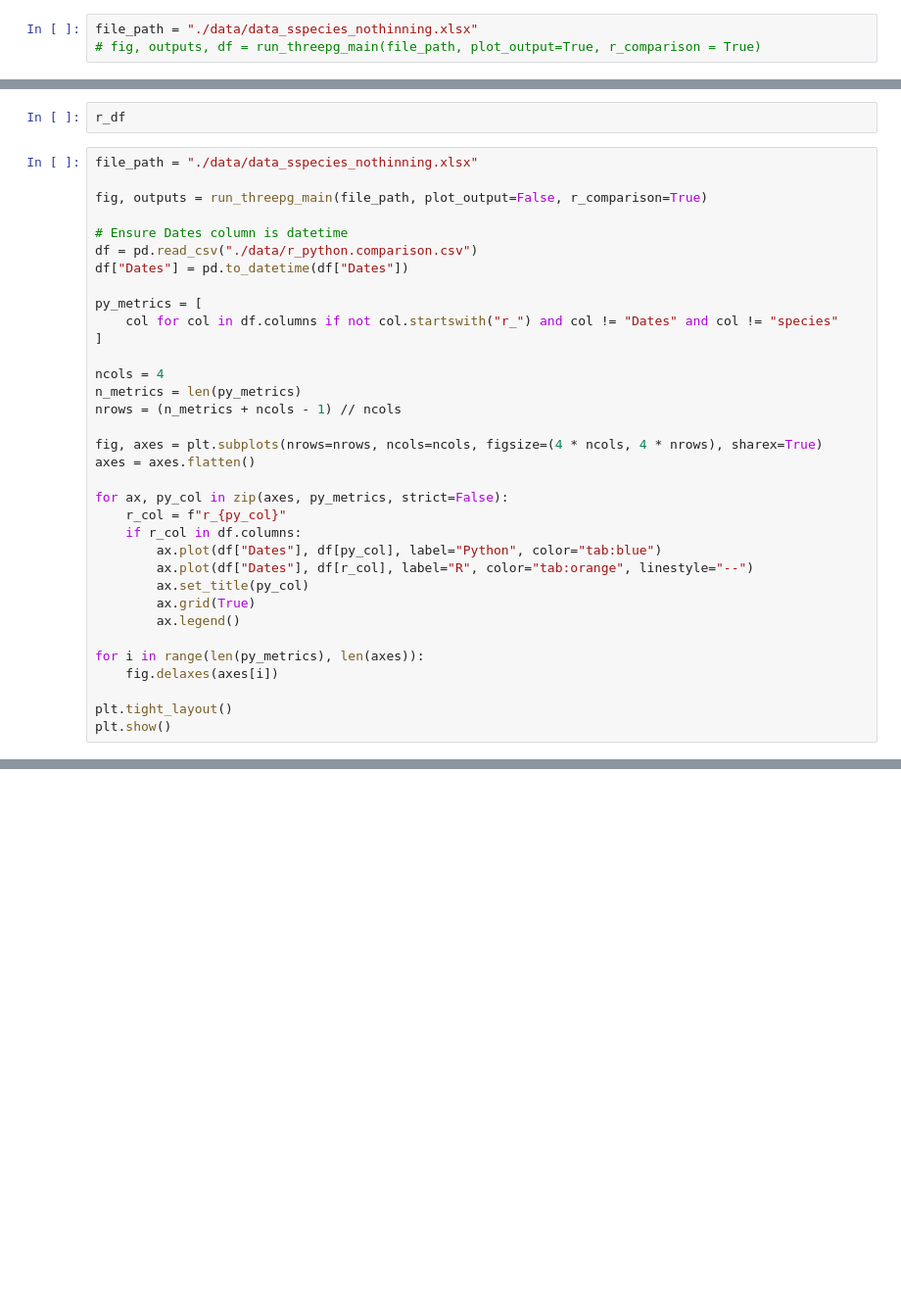
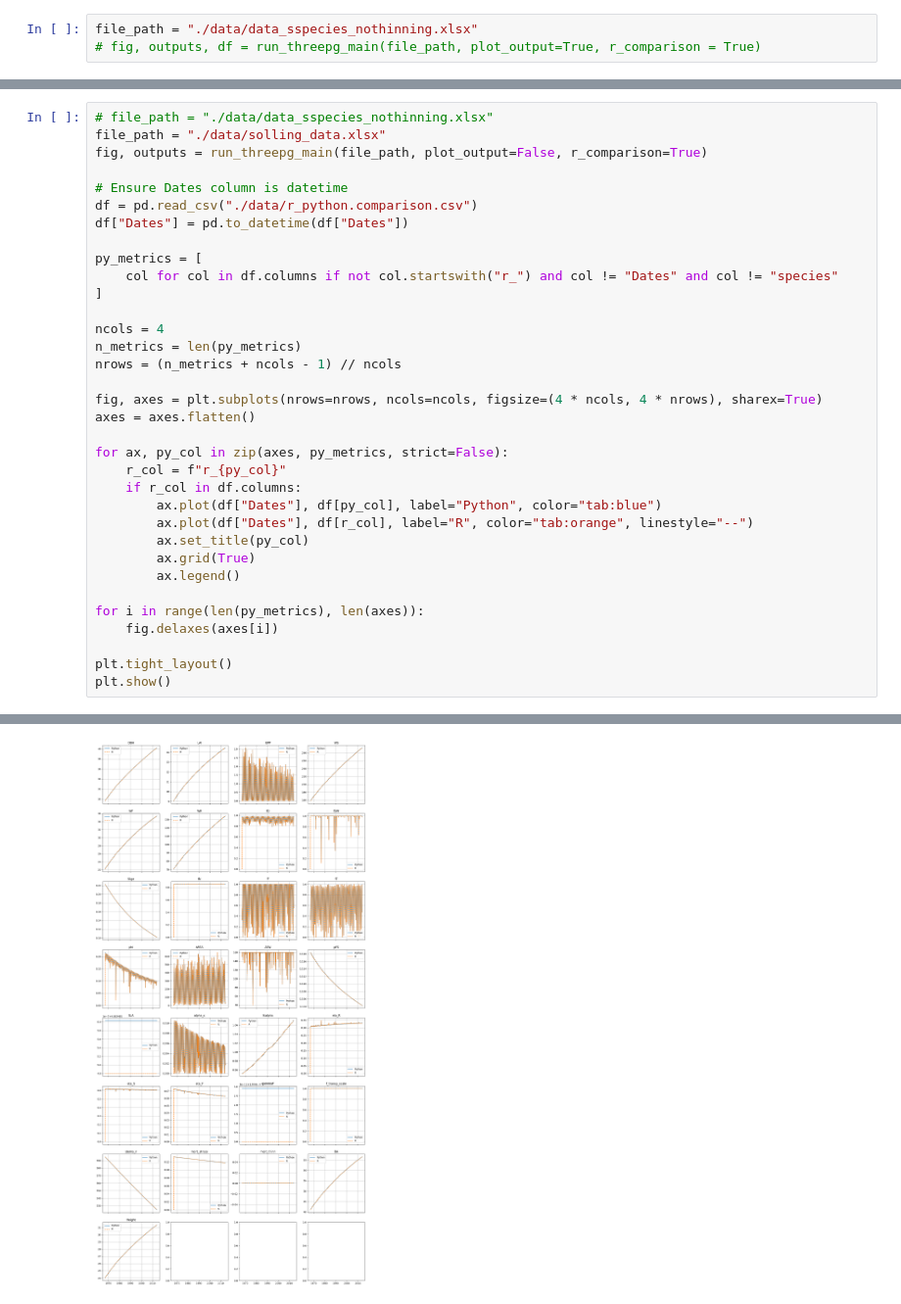
Before and after one commit to simlab-vs/TrunX, a Jupyter notebook: notebooks/r_python_3PGdebug.ipynb, the cells around one changed output, grey strips where cells are left out. Shown at 98% size. Saved outputs shown, nothing was run; the diff lists cells and outputs as text; blank space fills up the shorter version.

```diff
--- a/notebooks/r_python_3PGdebug.ipynb
+++ b/notebooks/r_python_3PGdebug.ipynb
@@ -30,8 +45,6 @@ df = create_comparison_dataframe(r_df, outputs, np.datetime64("2001-01"), specie
-# %%
-r_df
 # %%
-file_path = "./data/data_sspecies_nothinning.xlsx"
-
+# file_path = "./data/data_sspecies_nothinning.xlsx"
+file_path = "./data/solling_data.xlsx"
 fig, outputs = run_threepg_main(file_path, plot_output=False, r_comparison=True)
 
 # Ensure Dates column is datetime
@@ -63,3 +76,4 @@ for i in range(len(py_metrics), len(axes)):
 
 plt.tight_layout()
 plt.show()
+# %% [output]
@@ -66,3 +89,4 @@ plt.show()
+[figure, added]
 # %%
 import datetime as dt
 
```
Also changed, not shown: parts of 3 cells of this notebook, 13 other files.
